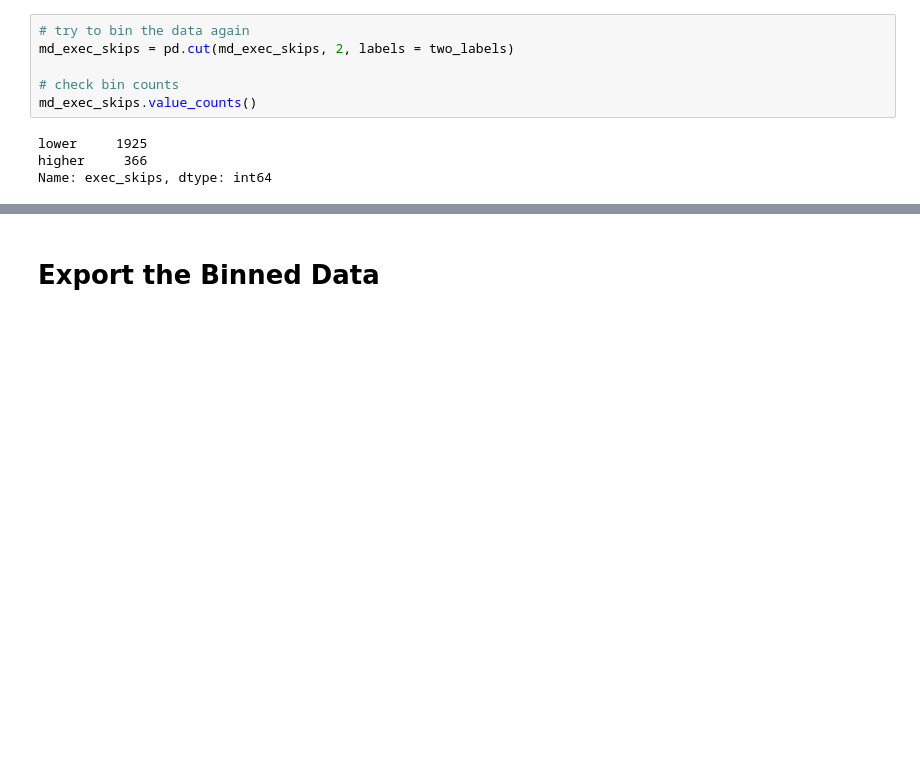
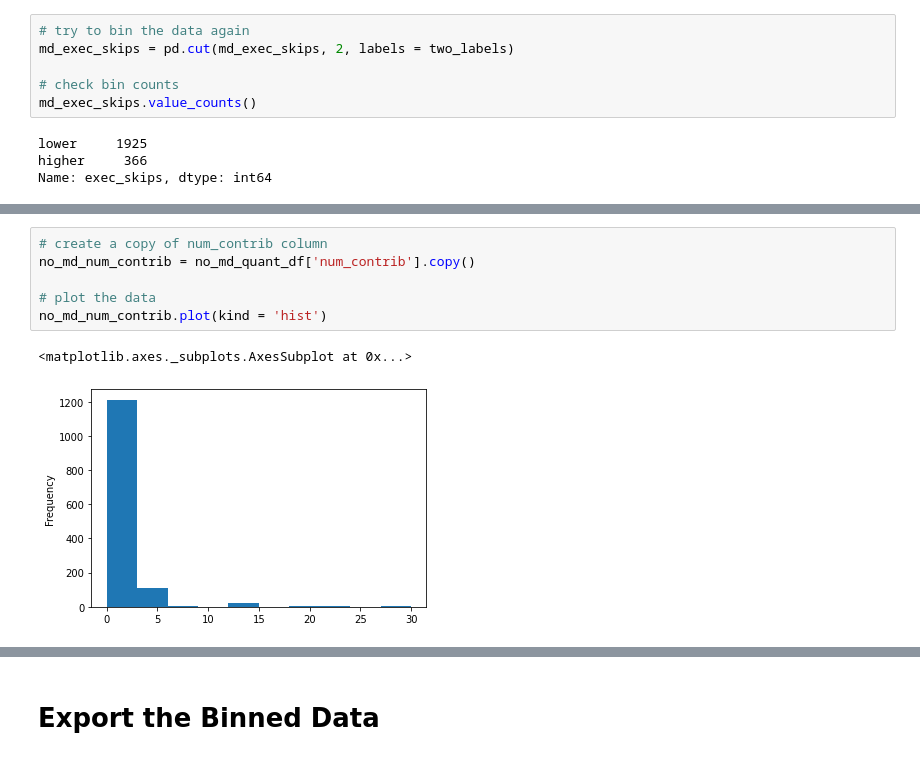
Before and after one commit to Isabel-Gan/quantifying-notebook-features, a Jupyter notebook: output/complete-runs/analysis/binning-data/all-data-binning.ipynb, the cells around one changed output, grey strips where cells are left out. Saved outputs shown, nothing was run; the diff lists cells and outputs as text; blank space fills up the shorter version.

```diff
--- a/output/complete-runs/analysis/all-data-binning.ipynb
+++ b/output/complete-runs/analysis/binning-data/all-data-binning.ipynb
@@ -453,0 +588,9 @@ Name: exec_skips, dtype: int64
+# %%
+# create a copy of num_contrib column
+no_md_num_contrib = no_md_quant_df['num_contrib'].copy()
+
+# plot the data
+no_md_num_contrib.plot(kind = 'hist')
+# %% [output]
+<matplotlib.axes._subplots.AxesSubplot at 0x...>
+[figure, added]
```
Also changed, not shown: parts of 43 cells of this notebook, 2 other files.
